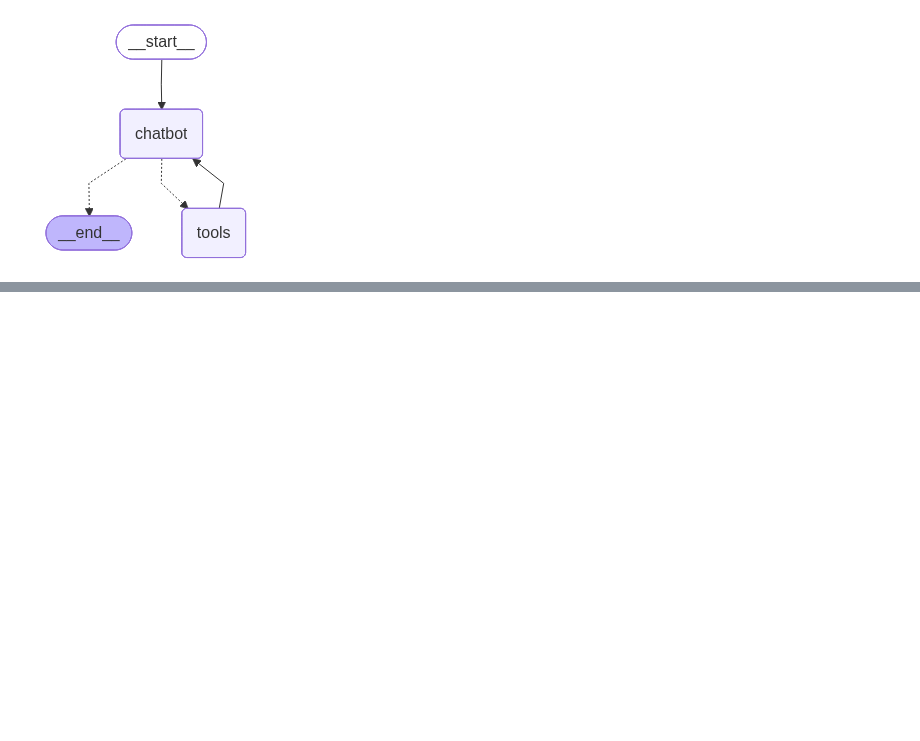
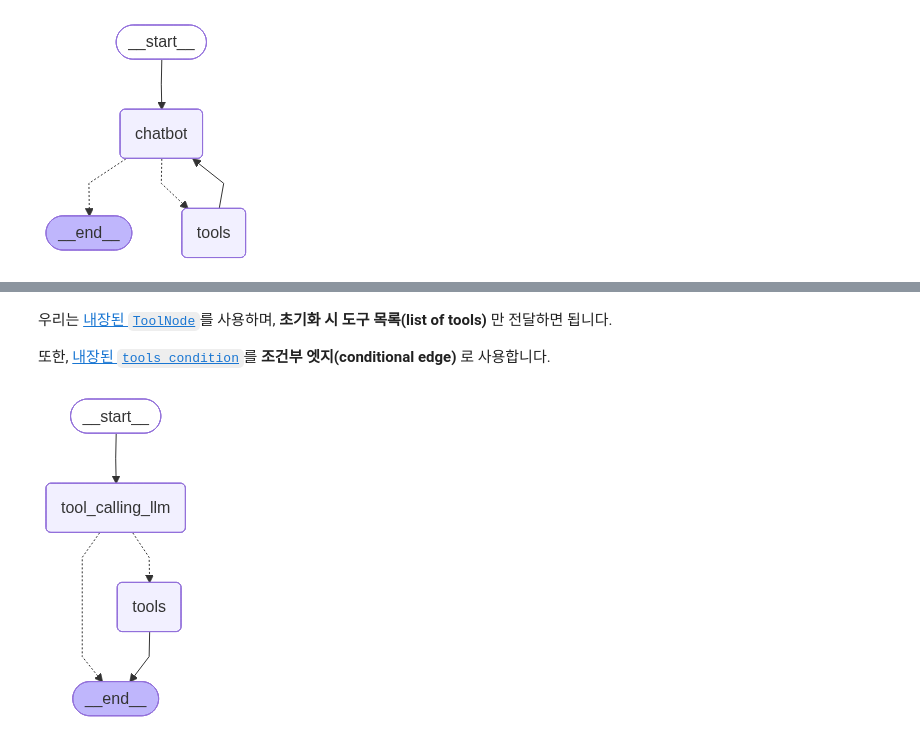
Before and after one commit to ironmanciti/LangChain_LangGraph_MCP, a Jupyter notebook: 502_add_tools.ipynb, the cells around one changed output, grey strips where cells are left out. Drawn from its saved outputs; the diff is of its cells as text; code cells hidden in the pictures; blank space fills up the shorter version.

```diff
--- a/502_add_tools.ipynb
+++ b/502_add_tools.ipynb
@@ -228,0 +351,43 @@ Goodbye!
+# %%
+def multiply(a: int, b: int) -> int:
+    """Multiply a and b.
+
+    Args:
+        a: first int
+        b: second int
+    """
+    return a * b
+
+llm_with_tools = model.bind_tools([multiply])
+# %% [markdown]
+우리는 [내장된 `ToolNode`](https://langchain-ai.github.io/langgraph/reference/prebuilt/?h=tools+condition#toolnode)를 사용하며,
+**초기화 시 도구 목록(list of tools)** 만 전달하면 됩니다.
+
+또한, [내장된 `tools_condition`](https://langchain-ai.github.io/langgraph/reference/prebuilt/?h=tools+condition#tools_condition)를
+**조건부 엣지(conditional edge)** 로 사용합니다.
+# %%
+from langgraph.graph import StateGraph, START, END
+from langgraph.graph import MessagesState
+from langgraph.prebuilt import ToolNode
+from langgraph.prebuilt import tools_condition
+
+# Node
+def tool_calling_llm(state: MessagesState):
+    return {"messages": [llm_with_tools.invoke(state["messages"])]}
+
+# Build graph
+builder = StateGraph(MessagesState)
+builder.add_node("tool_calling_llm", tool_calling_llm)
+builder.add_node("tools", ToolNode([multiply]))
+builder.add_edge(START, "tool_calling_llm")
+builder.add_conditional_edges(
+    "tool_calling_llm",
+    # 만약 assistant의 마지막 메시지(결과)가 도구 호출이면 -> tools_condition은 tools 노드로 이동합니다.
+    # 만약 assistant의 마지막 메시지가 도구 호출이 아니면 -> tools_condition은 END 노드로 이동합니다.
+    tools_condition,
+)
+builder.add_edge("tools", END)
+graph = builder.compile()
+graph
+# %% [output]
+[figure, added]
```
Also changed, not shown: parts of 16 cells of this notebook, 32 other files.
